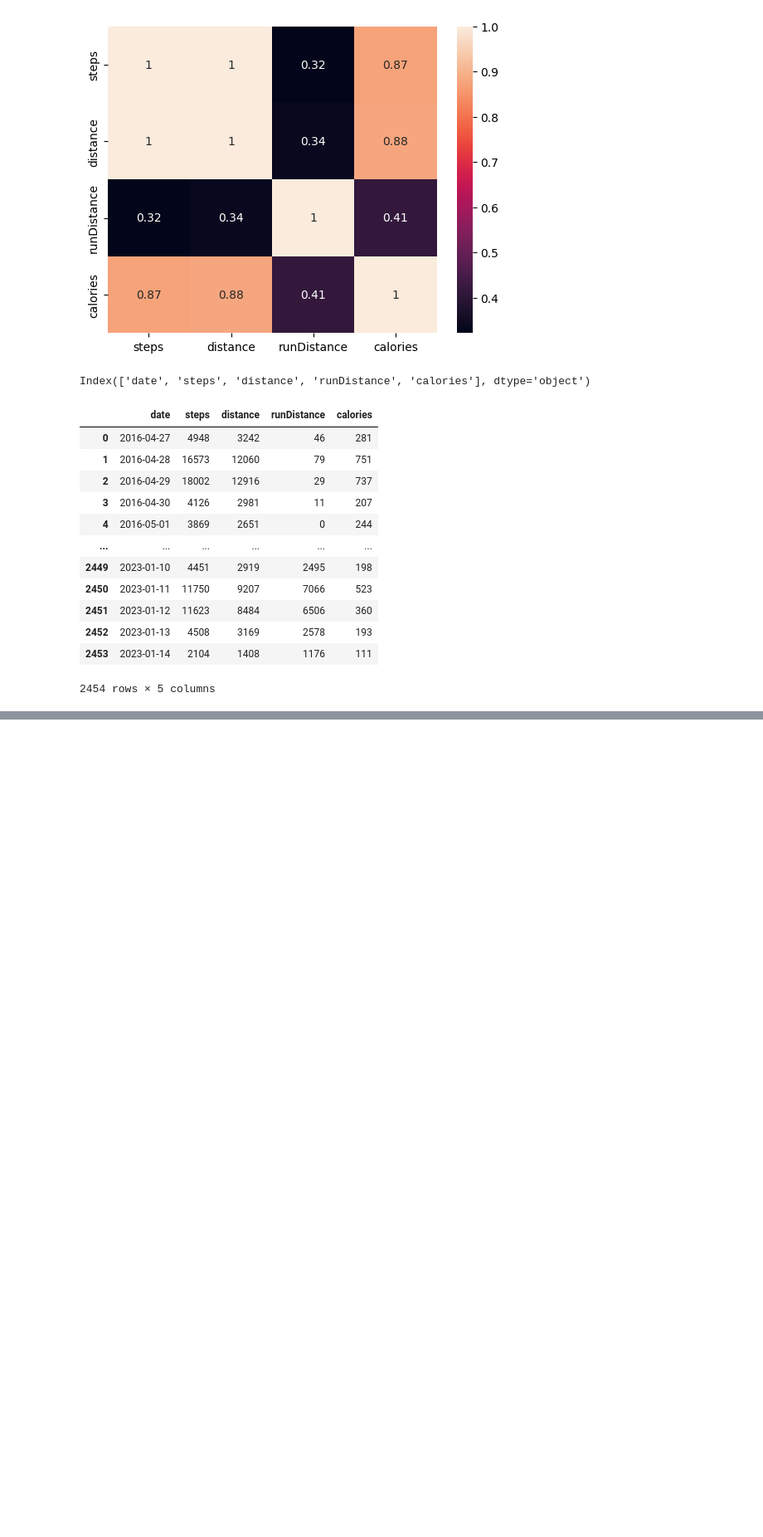
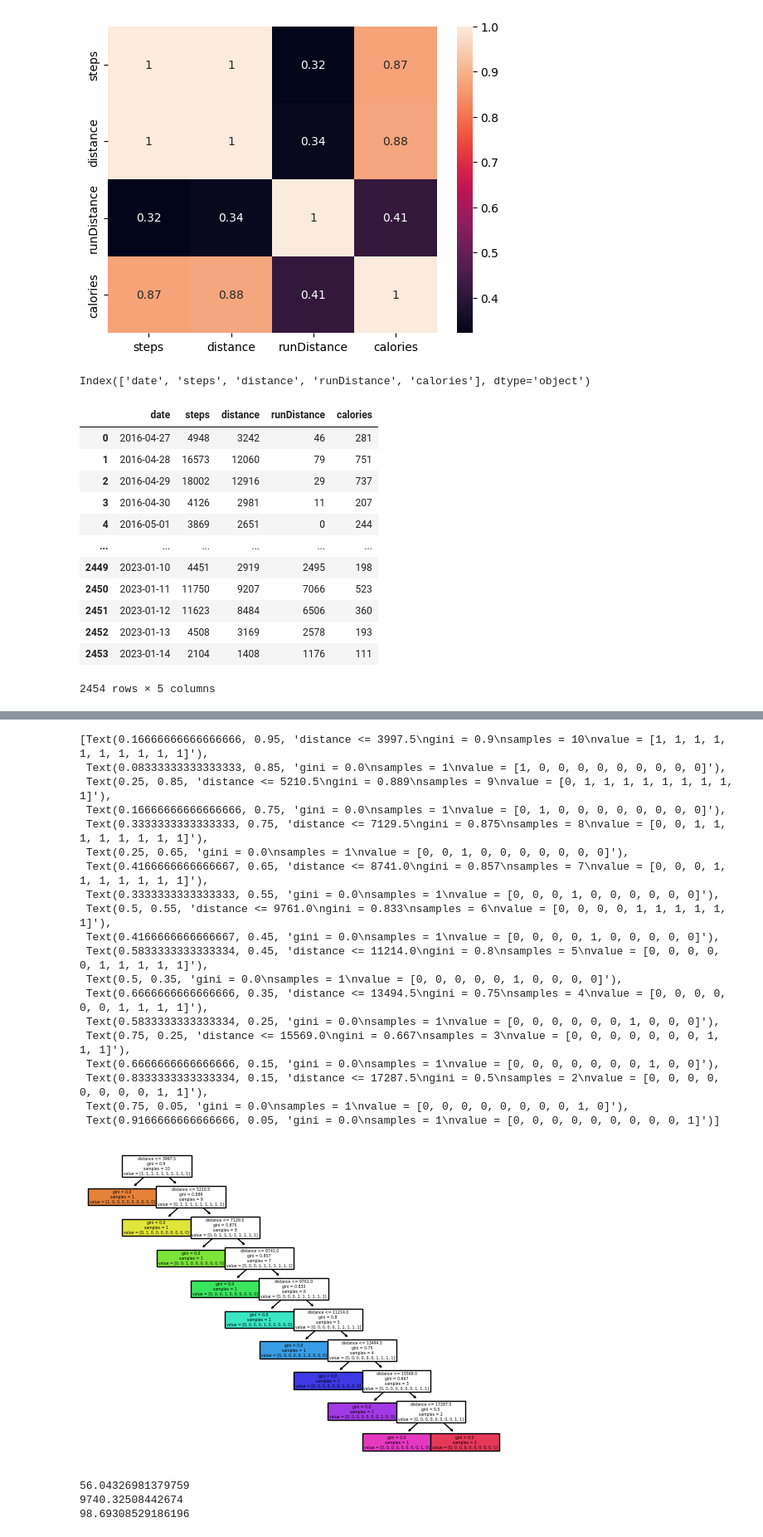
Before and after one commit to sagarpuniyani/Deep-learning, a Jupyter notebook: linearreg3.ipynb, the cells around one changed output, grey strips where cells are left out. Shown: that part at 83% size. Saved outputs shown, nothing was run; the diff lists cells and outputs as text; code cells hidden in the pictures; blank space fills up the shorter version.

```diff
--- a/linearreg3.ipynb
+++ b/linearreg3.ipynb
@@ -108,2 +165,11 @@ df.dropna()
 # %%
 plt.show()
+# %%
+X = X.loc[1:10]
+y = X = X.loc[1:50]
+# %%
+from sklearn.tree import DecisionTreeClassifier
+from sklearn import tree
+
+dt = DecisionTreeClassifier()
+dt = dt.fit(X, y)
@@ -109,0 +181,33 @@ plt.show()
+# %%
+tree.plot_tree(dt, feature_names=features,filled = True)
+# %% [output]
+[Text(0.16666666666666666, 0.95, 'distance <= 3997.5\ngini = 0.9\nsamples = 10\nvalue = [1, 1, 1, 1, 1, 1, 1, 1, 1, 1]'),
+ Text(0.08333333333333333, 0.85, 'gini = 0.0\nsamples = 1\nvalue = [1, 0, 0, 0, 0, 0, 0, 0, 0, 0]'),
+ Text(0.25, 0.85, 'distance <= 5210.5\ngini = 0.889\nsamples = 9\nvalue = [0, 1, 1, 1, 1, 1, 1, 1, 1, 1]'),
+ Text(0.16666666666666666, 0.75, 'gini = 0.0\nsamples = 1\nvalue = [0, 1, 0, 0, 0, 0, 0, 0, 0, 0]'),
+ Text(0.3333333333333333, 0.75, 'distance <= 7129.5\ngini = 0.875\nsamples = 8\nvalue = [0, 0, 1, 1, 1, 1, 1, 1, 1, 1]'),
+ Text(0.25, 0.65, 'gini = 0.0\nsamples = 1\nvalue = [0, 0, 1, 0, 0, 0, 0, 0, 0, 0]'),
+ Text(0.4166666666666667, 0.65, 'distance <= 8741.0\ngini = 0.857\nsamples = 7\nvalue = [0, 0, 0, 1, 1, 1, 1, 1, 1, 1]'),
+ Text(0.3333333333333333, 0.55, 'gini = 0.0\nsamples = 1\nvalue = [0, 0, 0, 1, 0, 0, 0, 0, 0, 0]'),
+ Text(0.5, 0.55, 'distance <= 9761.0\ngini = 0.833\nsamples = 6\nvalue = [0, 0, 0, 0, 1, 1, 1, 1, 1, 1]'),
+ Text(0.4166666666666667, 0.45, 'gini = 0.0\nsamples = 1\nvalue = [0, 0, 0, 0, 1, 0, 0, 0, 0, 0]'),
+ Text(0.5833333333333334, 0.45, 'distance <= 11214.0\ngini = 0.8\nsamples = 5\nvalue = [0, 0, 0, 0, 0, 1, 1, 1, 1, 1]'),
+ Text(0.5, 0.35, 'gini = 0.0\nsamples = 1\nvalue = [0, 0, 0, 0, 0, 1, 0, 0, 0, 0]'),
+ Text(0.6666666666666666, 0.35, 'distance <= 13494.5\ngini = 0.75\nsamples = 4\nvalue = [0, 0, 0, 0, 0, 0, 1, 1, 1, 1]'),
+ Text(0.5833333333333334, 0.25, 'gini = 0.0\nsamples = 1\nvalue = [0, 0, 0, 0, 0, 0, 1, 0, 0, 0]'),
+ Text(0.75, 0.25, 'distance <= 15569.0\ngini = 0.667\nsamples = 3\nvalue = [0, 0, 0, 0, 0, 0, 0, 1, 1, 1]'),
+ Text(0.6666666666666666, 0.15, 'gini = 0.0\nsamples = 1\nvalue = [0, 0, 0, 0, 0, 0, 0, 1, 0, 0]'),
+ Text(0.8333333333333334, 0.15, 'distance <= 17287.5\ngini = 0.5\nsamples = 2\nvalue = [0, 0, 0, 0, 0, 0, 0, 0, 1, 1]'),
+ Text(0.75, 0.05, 'gini = 0.0\nsamples = 1\nvalue = [0, 0, 0, 0, 0, 0, 0, 0, 1, 0]'),
+ Text(0.9166666666666666, 0.05, 'gini = 0.0\nsamples = 1\nvalue = [0, 0, 0, 0, 0, 0, 0, 0, 0, 1]')]
+[figure, added]
+# %%
+from sklearn import metrics
+
+print(metrics.mean_absolute_error(y_test,predictions))
+print(metrics.mean_squared_error(y_test,predictions))
+print(np.sqrt(metrics.mean_squared_error(y_test,predictions)))
+# %% [output]
+56.04326981379759
+9740.32508442674
+98.69308529186196
```
Also changed, not shown: parts of 7 cells of this notebook.
